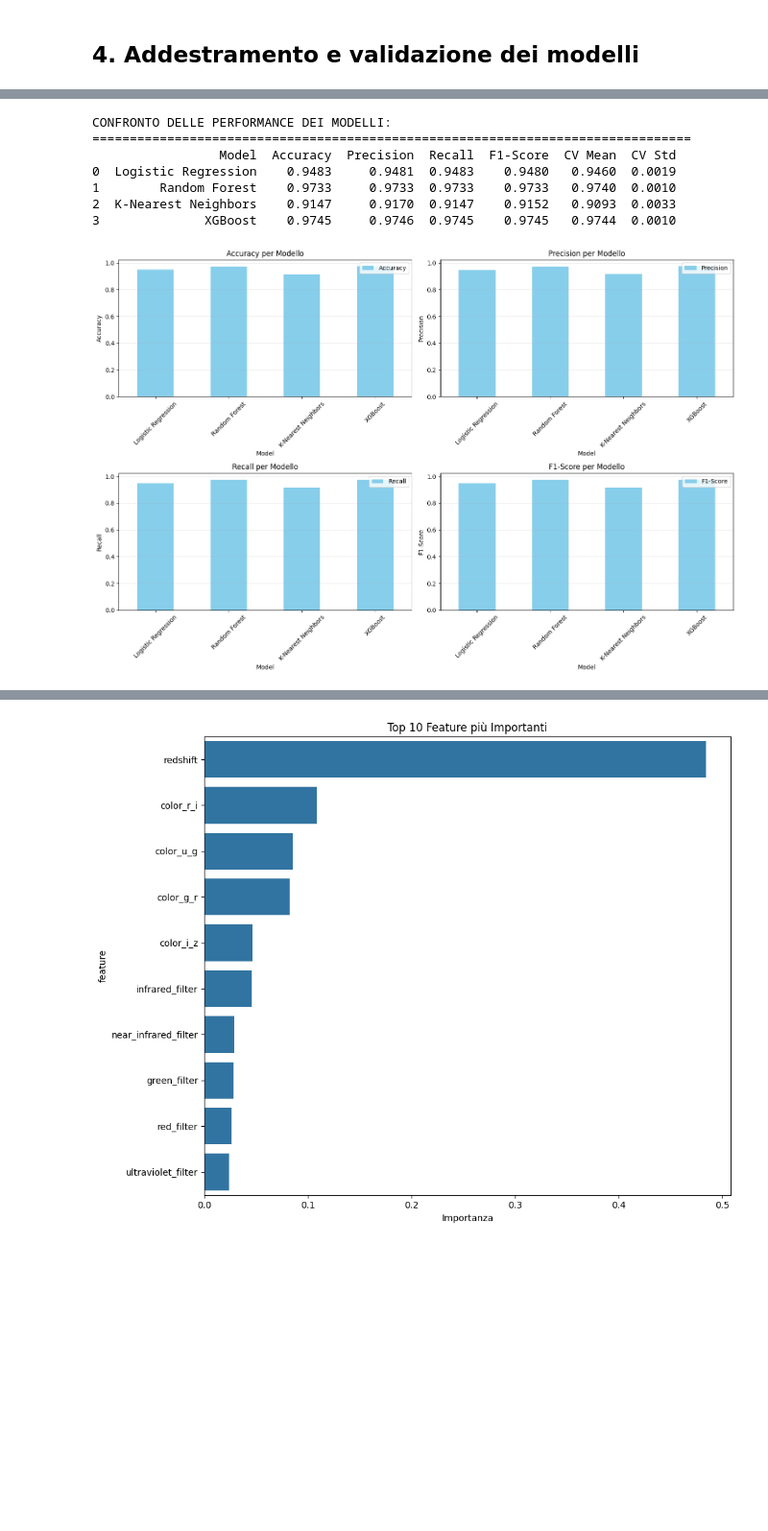
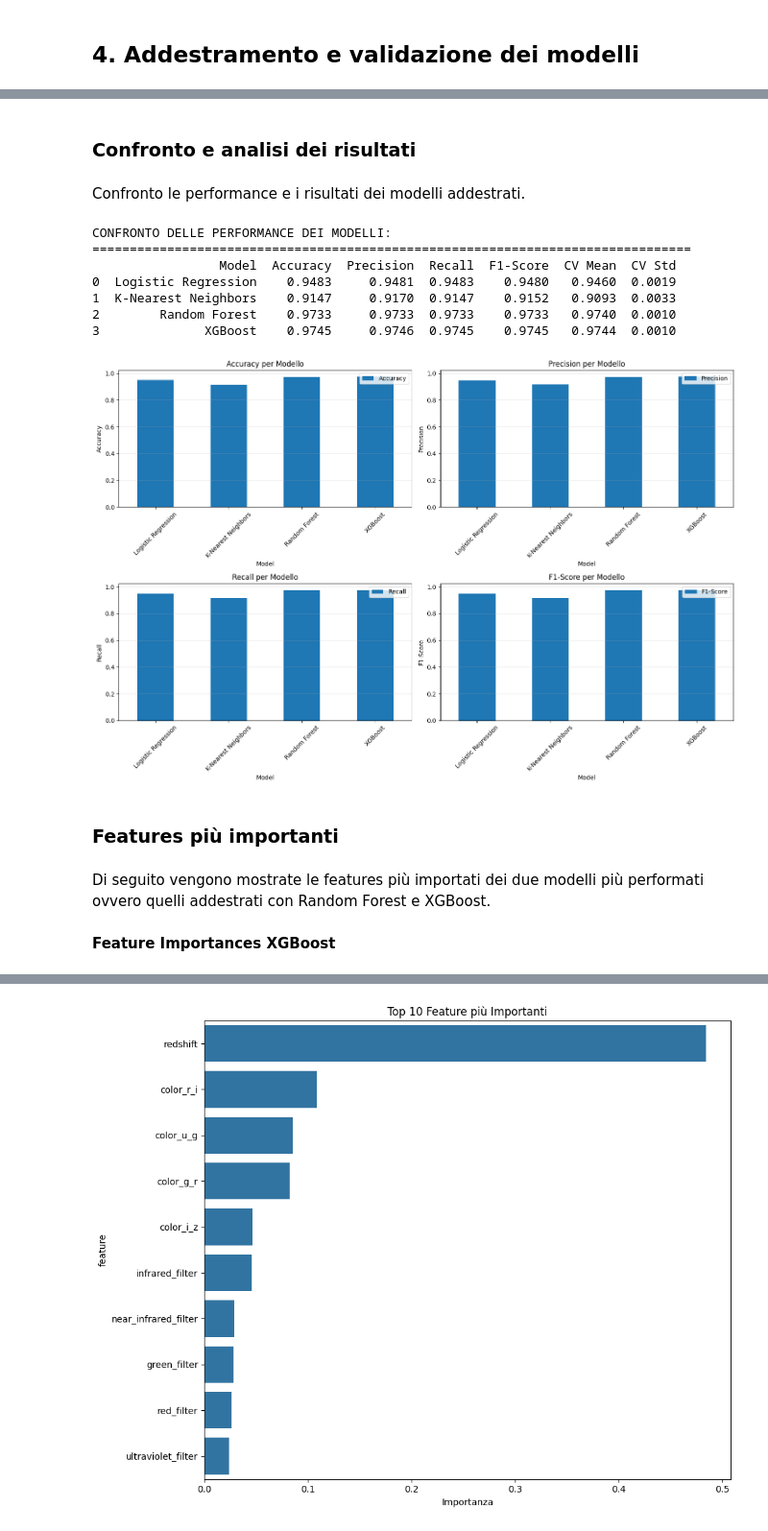
Before and after one commit to Dear-Luca/stellar-classification, a Jupyter notebook: classification.ipynb, the cells around one changed output, grey strips where cells are left out. Shown at 96% size. Drawn from its saved outputs; the diff is of its cells as text; code cells hidden in the pictures; blank space fills up the shorter version.

```diff
--- a/classification.ipynb
+++ b/classification.ipynb
@@ -466,14 +493,13 @@ models = {
 # %%
 # Funzione per valutare i modelli
-def evaluate_model(model, X_train, y_train, X_test, y_test, model_name):
+def evaluate_model(model, X_train, y_train, X_test, y_test, model_name, plot_image=True):
     # Addestramento
     model.fit(X_train, y_train)
 
     # Predizioni
     y_pred = model.predict(X_test)
-    y_pred_proba = model.predict_proba(X_test) if hasattr(model, 'predict_proba') else None
 
-    # Metriche
+    #Metriche
     accuracy = accuracy_score(y_test, y_pred)
     precision = precision_score(y_test, y_pred, average='weighted')
     recall = recall_score(y_test, y_pred, average='weighted')
@@ -492,15 +518,16 @@ def evaluate_model(model, X_train, y_train, X_test, y_test, model_name):
     print(f"Cross-validation accuracy: {cv_scores.mean():.4f} (+/- {cv_scores.std() * 2:.4f})")
 
     # Matrice di confusione
-    cm = confusion_matrix(y_test, y_pred)
-    plt.figure(figsize=(8, 6))
-    sns.heatmap(cm, annot=True, fmt='d', cmap='Blues',
-                xticklabels=label_encoder.classes_,
-                yticklabels=label_encoder.classes_)
-    plt.title(f'Matrice di Confusione - {model_name}')
-    plt.ylabel('Classe Reale')
-    plt.xlabel('Classe Predetta')
-    plt.show()
+    if plot_image:
+        cm = confusion_matrix(y_test, y_pred)
+        plt.figure(figsize=(8, 6))
+        sns.heatmap(cm, annot=True, fmt='d', cmap='Blues',
+                    xticklabels=label_encoder.classes_,
+                    yticklabels=label_encoder.classes_)
+        plt.title(f'Matrice di Confusione - {model_name}')
+        plt.ylabel('Classe Reale')
+        plt.xlabel('Classe Predetta')
+        plt.show()
 
     # Classification report
     print("\nClassification Report:")
@@ -518,9 +549,9 @@ def evaluate_model(model, X_train, y_train, X_test, y_test, model_name):
 # %%
 # Addestramento e valutazione di tutti i modelli
-results = {}
+results_balanced = {}
 
 for name, model in models.items():
-    results[name] = evaluate_model(
+    results_balanced[name] = evaluate_model(
         model, X_train, y_train,
         X_test, y_test, name
     )
@@ -626,41 +641,51 @@ weighted avg       0.97      0.97      0.97      6000
+# %% [markdown]
+### Confronto e analisi dei risultati
+# %% [markdown]
+Confronto le performance e i risultati dei modelli addestrati.
 # %%
 # Confronto delle performance
 results_df = pd.DataFrame({
-    'Model': list(results.keys()),
-    'Accuracy': [results[model]['accuracy'] for model in results],
-    'Precision': [results[model]['precision'] for model in results],
-    'Recall': [results[model]['recall'] for model in results],
-    'F1-Score': [results[model]['f1'] for model in results],
-    'CV Mean': [results[model]['cv_mean'] for model in results],
-    'CV Std': [results[model]['cv_std'] for model in results]
+    'Model': list(results_balanced.keys()),
+    'Accuracy': [results_balanced[model]['accuracy'] for model in results_balanced],
+    'Precision': [results_balanced[model]['precision'] for model in results_balanced],
+    'Recall': [results_balanced[model]['recall'] for model in results_balanced],
+    'F1-Score': [results_balanced[model]['f1'] for model in results_balanced],
+    'CV Mean': [results_balanced[model]['cv_mean'] for model in results_balanced],
+    'CV Std': [results_balanced[model]['cv_std'] for model in results_balanced]
 })
 
 print("CONFRONTO DELLE PERFORMANCE DEI MODELLI:")
 print("="*80)
 print(results_df.round(4))
 
 # Visualizzazione delle performance
 fig, axes = plt.subplots(2, 2, figsize=(15, 10))
 
 metrics = ['Accuracy', 'Precision', 'Recall', 'F1-Score']
 for i, metric in enumerate(metrics):
     ax = axes[i//2, i%2]
-    results_df.plot(x='Model', y=metric, kind='bar', ax=ax, color='skyblue')
+    results_df.plot(x='Model', y=metric, kind='bar', ax=ax)
     ax.set_title(f'{metric} per Modello')
     ax.set_ylabel(metric)
     ax.tick_params(axis='x', rotation=45)
     ax.grid(axis='y', alpha=0.3)
 
 plt.tight_layout()
 plt.show()
 # %% [output]
 CONFRONTO DELLE PERFORMANCE DEI MODELLI:
 ================================================================================
                  Model  Accuracy  Precision  Recall  F1-Score  CV Mean  CV Std
 0  Logistic Regression    0.9483     0.9481  0.9483    0.9480   0.9460  0.0019
-1        Random Forest    0.9733     0.9733  0.9733    0.9733   0.9740  0.0010
-2  K-Nearest Neighbors    0.9147     0.9170  0.9147    0.9152   0.9093  0.0033
+1  K-Nearest Neighbors    0.9147     0.9170  0.9147    0.9152   0.9093  0.0033
+2        Random Forest    0.9733     0.9733  0.9733    0.9733   0.9740  0.0010
 3              XGBoost    0.9745     0.9746  0.9745    0.9745   0.9744  0.0010
-[figure, old version]
+[figure, new version]
+# %% [markdown]
+### Features più importanti
+# %% [markdown]
+Di seguito vengono mostrate le features più importati dei due modelli più performati ovvero quelli addestrati con Random Forest e XGBoost.
+# %% [markdown]
+**Feature Importances XGBoost**
 # %%
 # Analisi dell'importanza delle features per XGBoost
```
Also changed, not shown: parts of 84 cells of this notebook.
